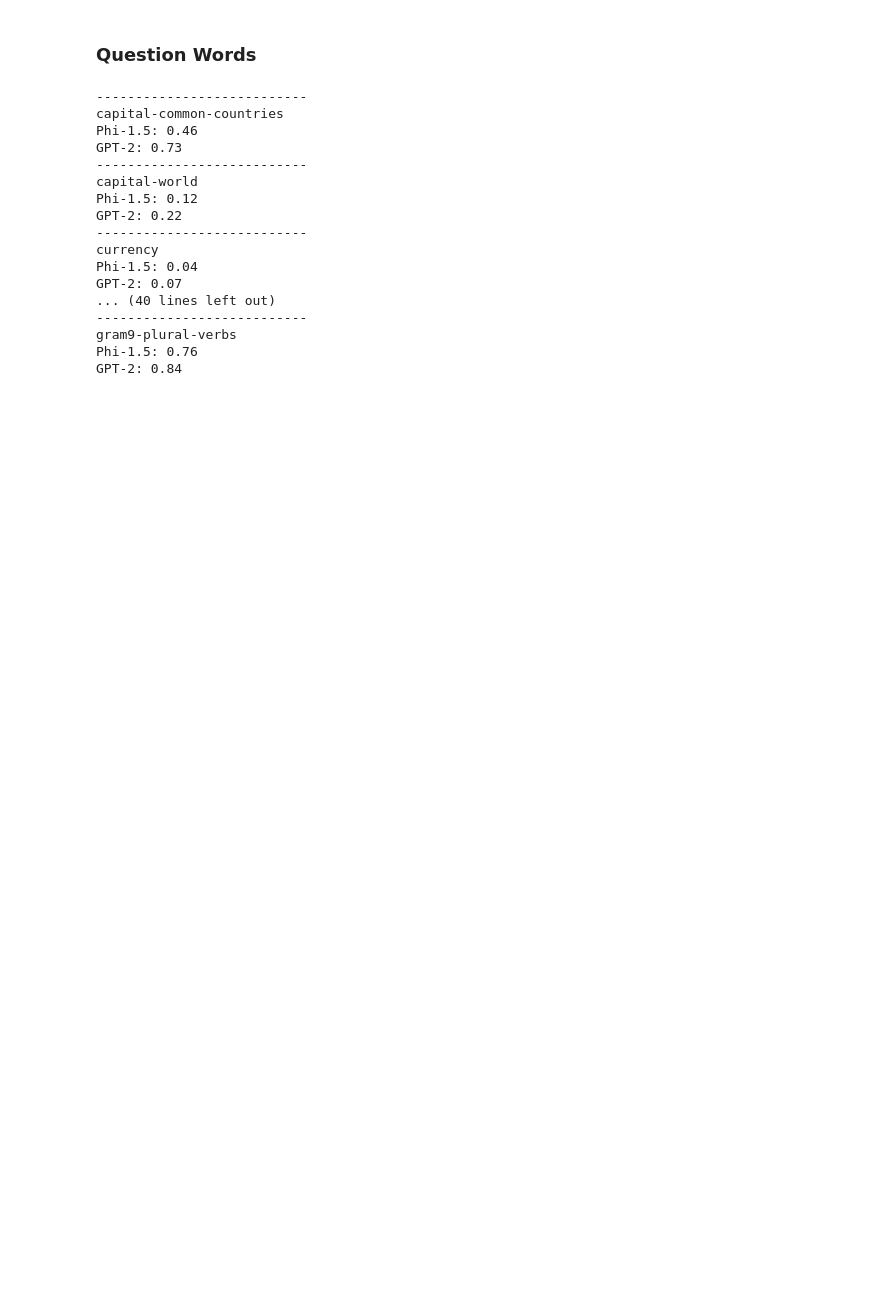
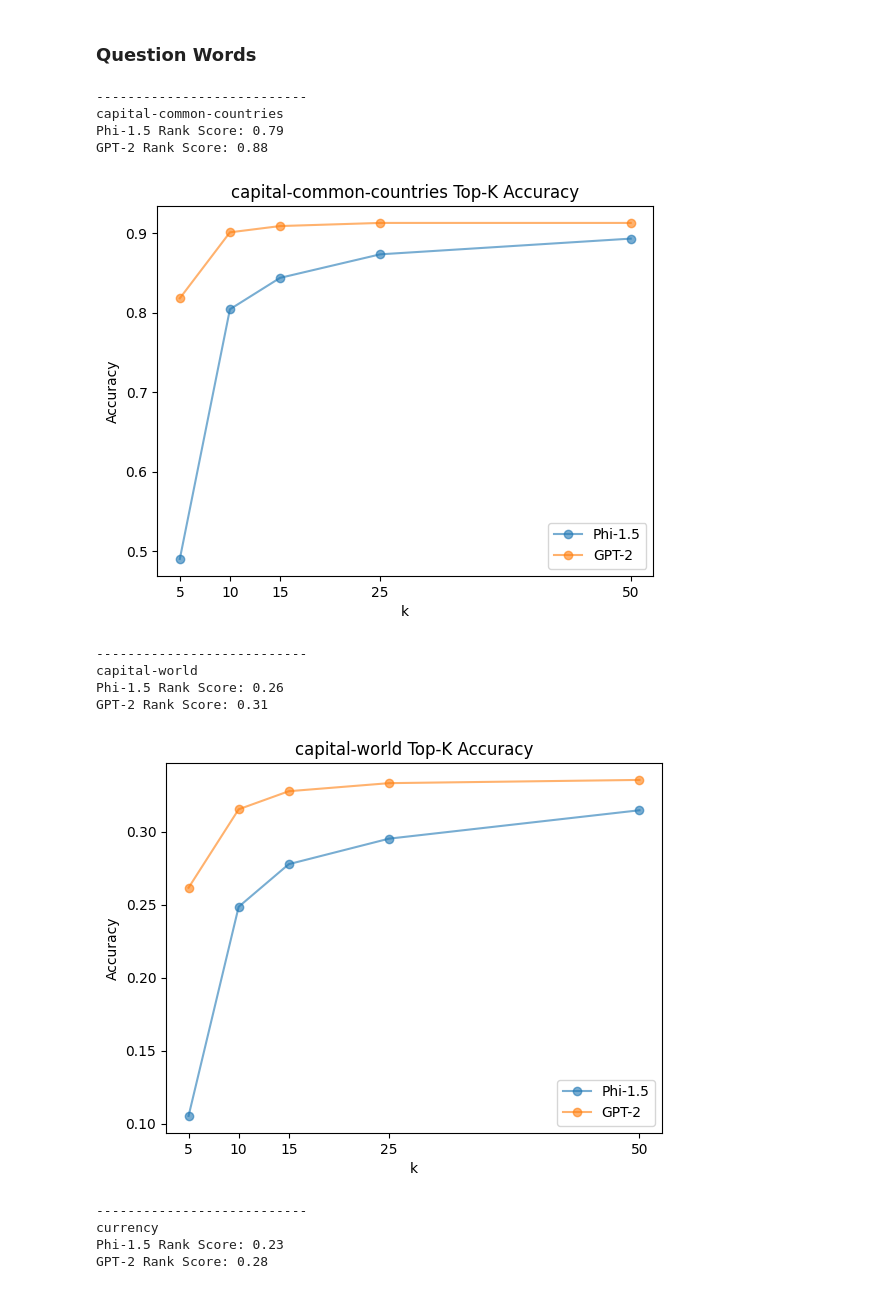
Before and after one commit to daviderigamonti/Interpreting-LLMs, a Jupyter notebook: Resources/Week5/Notebooks/embedding-check.ipynb, the cells around one changed output. Cells and saved outputs as stored; diff of their text form; code cells hidden in the pictures; blank space fills up the shorter version.

Commit message:
Added spearman/pearson and topk eval in embedding notebook

```diff
--- a/Resources/Week5/Notebooks/embedding-check.ipynb
+++ b/Resources/Week5/Notebooks/embedding-check.ipynb
@@ -134,7 +150,7 @@ def batch_emb_arithmetic(emb, tok, queries, k=5, avg=True, dist="cosine", out=Tr
         ret.append(res)
     return ret
 
-def evaluate_batch(results, solutions, out=True):
+def evaluate_batch(results, solutions, out=True, score="rankscore", k=None):
 
     def get_rank(r, s, out=0):
         try:
@@ -142,15 +158,22 @@ def evaluate_batch(results, solutions, out=True):
         except ValueError:
             return out
 
-    k = len(results[0][1])
+    n = len(results[0][1])
     ev = []
     for res, sol in zip(list(map(lambda x: x[1], results)), solutions):
         # Get rank of each solution for each result outputs
-        ranks = [get_rank(res, s, out=k) for s in sol]
+        ranks = [get_rank(res, s, out=n) for s in sol]
         # Append best rank to final evaluation list
         ev.append(min(ranks))
     # Return score
-    score = 1 - ( sum(ev) / (k * len(solutions)) )
+    if score == "rankscore":
+        score = 1 - ( sum(ev) / (n * len(solutions)) )
+    elif score == "topk":
+        if not k:
+            raise Exception(f"Invalid k for topk")
+        score = len([i for i in ev if i < k]) / len(ev)
+    else:
+        raise Exception(f"Unknown Score")
     if out:
         print(f"{ev} -> {score}")
     return score
@@ -467,38 +505,46 @@ MAE GPT-2 Normalized   : 0.679
 ### Question Words
 # %%
 test_questions_phi = [
-    (category, batch_emb_arithmetic(phi_emb, tokenizer_phi, change_words(dataset.values.tolist(), addspace), k=10, out=False))
+    (category, batch_emb_arithmetic(phi_emb, tokenizer_phi, change_words(dataset.values.tolist(), addspace), k=50, out=False))
     for category, dataset in tqdm(data_quest.items())
 ]
 
 test_questions_gpt = [
-    (category, batch_emb_arithmetic(gpt_emb, tokenizer_gpt,change_words(dataset.values.tolist(), addspace), k=10, out=False))
+    (category, batch_emb_arithmetic(gpt_emb, tokenizer_gpt,change_words(dataset.values.tolist(), addspace), k=50, out=False))
     for category, dataset in tqdm(data_quest.items())
 ]
 
 test_question_sol = [[addall(entry) for entry in dataset.iloc[:, -1].to_list()] for dataset in data_quest.values()]
 # %%
+test_k = [5, 10, 15, 25, 50]
 for qp, qg, sol in zip(test_questions_phi, test_questions_gpt, test_question_sol):
     name = qp[0]
     print("---------------------------")
     print(name)
-    print(f"Phi-1.5: {evaluate_batch(qp[1], sol, out=False):.2f}")
-    print(f"GPT-2: {evaluate_batch(qg[1], sol, out=False):.2f}")
+    print(f"Phi-1.5 Rank Score: {evaluate_batch(qp[1], sol, out=False, score='rankscore'):.2f}")
+    print(f"GPT-2 Rank Score: {evaluate_batch(qg[1], sol, out=False, score='rankscore'):.2f}")
+    plt.plot(test_k, [evaluate_batch(qp[1], sol, out=False, score='topk', k=k) for k in test_k],
+             marker='o', alpha=0.6, label='Phi-1.5')
+    plt.plot(test_k, [evaluate_batch(qg[1], sol, out=False, score='topk', k=k) for k in test_k],
+             marker='o', alpha=0.6, label='GPT-2')
+    plt.xlabel('k')
+    plt.ylabel('Accuracy')
+    plt.xticks(test_k)
+    plt.title(name + " Top-K Accuracy")
+    plt.legend()
+    plt.show()
 # %% [output]
 ---------------------------
 capital-common-countries
-Phi-1.5: 0.46
-GPT-2: 0.73
----------------------------
-capital-world
-Phi-1.5: 0.12
-GPT-2: 0.22
----------------------------
-currency
-Phi-1.5: 0.04
-GPT-2: 0.07
-... (40 lines left out)
----------------------------
-gram9-plural-verbs
-Phi-1.5: 0.76
-GPT-2: 0.84
+Phi-1.5 Rank Score: 0.79
+GPT-2 Rank Score: 0.88
+[figure, added]
+---------------------------
+capital-world
+Phi-1.5 Rank Score: 0.26
+GPT-2 Rank Score: 0.31
+[figure, added]
+---------------------------
+currency
+Phi-1.5 Rank Score: 0.23
+GPT-2 Rank Score: 0.28
```
Also changed, not shown: parts of 5 cells of this notebook.
